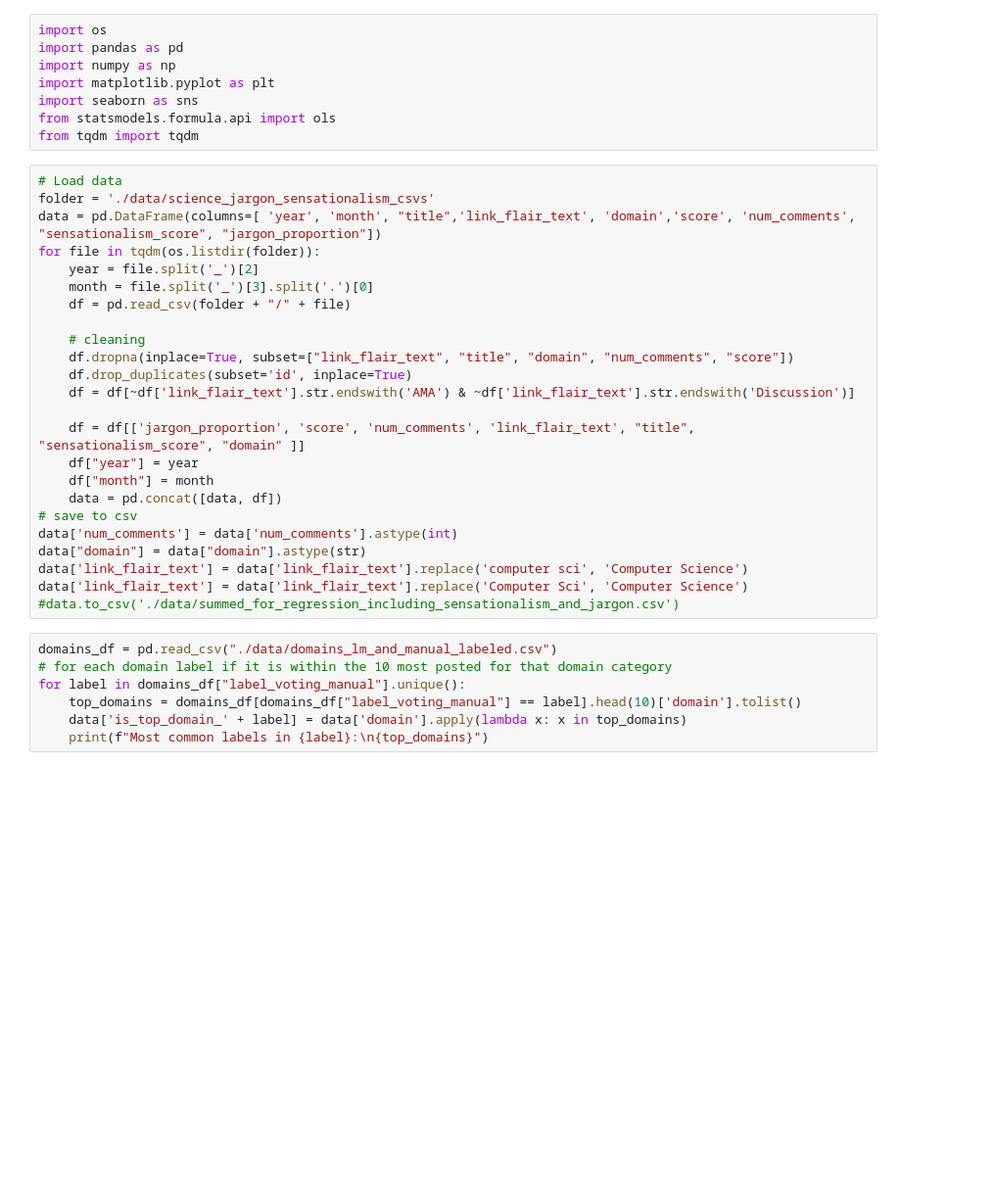
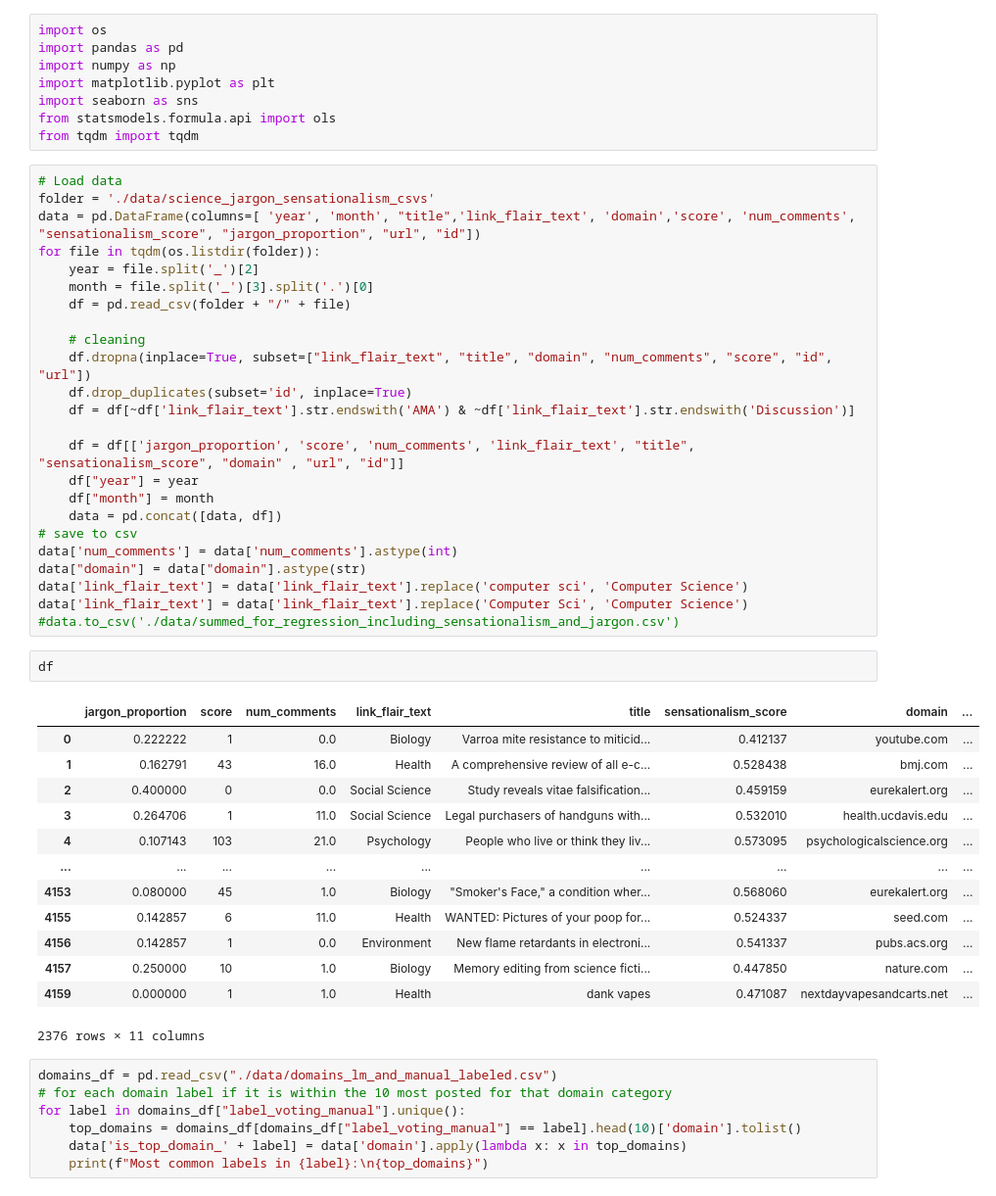
Before and after one commit to vetlewj/algorithmic-media, a Jupyter notebook: format_for_data_analysis.ipynb, the cells around one changed output. Shown at 98% size. Saved outputs shown, nothing was run; the diff lists cells and outputs as text; blank space fills up the shorter version.

```diff
--- a/format_for_data_analysis.ipynb
+++ b/format_for_data_analysis.ipynb
@@ -9,18 +9,18 @@ from tqdm import tqdm
 # %%
 # Load data
 folder = './data/science_jargon_sensationalism_csvs'
-data = pd.DataFrame(columns=[ 'year', 'month', "title",'link_flair_text', 'domain','score', 'num_comments',  "sensationalism_score", "jargon_proportion"])
+data = pd.DataFrame(columns=[ 'year', 'month', "title",'link_flair_text', 'domain','score', 'num_comments',  "sensationalism_score", "jargon_proportion", "url", "id"])
 for file in tqdm(os.listdir(folder)):
     year = file.split('_')[2]
     month = file.split('_')[3].split('.')[0]
     df = pd.read_csv(folder + "/" + file)
 
     # cleaning
-    df.dropna(inplace=True, subset=["link_flair_text", "title", "domain", "num_comments", "score"])
+    df.dropna(inplace=True, subset=["link_flair_text", "title", "domain", "num_comments", "score", "id", "url"])
     df.drop_duplicates(subset='id', inplace=True)
     df = df[~df['link_flair_text'].str.endswith('AMA') & ~df['link_flair_text'].str.endswith('Discussion')]
 
-    df = df[['jargon_proportion', 'score', 'num_comments', 'link_flair_text', "title", "sensationalism_score", "domain" ]]
+    df = df[['jargon_proportion', 'score', 'num_comments', 'link_flair_text', "title", "sensationalism_score", "domain" , "url", "id"]]
     df["year"] = year
     df["month"] = month
     data = pd.concat([data, df])
@@ -30,6 +30,22 @@ data["domain"] = data["domain"].astype(str)
 data['link_flair_text'] = data['link_flair_text'].replace('computer sci', 'Computer Science')
 data['link_flair_text'] = data['link_flair_text'].replace('Computer Sci', 'Computer Science')
 #data.to_csv('./data/summed_for_regression_including_sensationalism_and_jargon.csv')
+# %%
+df
+# %% [output]
+|  | jargon_proportion | score | num_comments | link_flair_text | title | sensationalism_score | domain | ... |
+| 0 | 0.222222 | 1 | 0.0 | Biology | Varroa mite resistance to miticid... | 0.412137 | youtube.com | ... |
+| 1 | 0.162791 | 43 | 16.0 | Health | A comprehensive review of all e-c... | 0.528438 | bmj.com | ... |
+| 2 | 0.400000 | 0 | 0.0 | Social Science | Study reveals vitae falsification... | 0.459159 | eurekalert.org | ... |
+| 3 | 0.264706 | 1 | 11.0 | Social Science | Legal purchasers of handguns with... | 0.532010 | health.ucdavis.edu | ... |
+| 4 | 0.107143 | 103 | 21.0 | Psychology | People who live or think they liv... | 0.573095 | psychologicalscience.org | ... |
+| ... | ... | ... | ... | ... | ... | ... | ... | ... |
+| 4153 | 0.080000 | 45 | 1.0 | Biology | "Smoker's Face," a condition wher... | 0.568060 | eurekalert.org | ... |
+| 4155 | 0.142857 | 6 | 11.0 | Health | WANTED: Pictures of your poop for... | 0.524337 | seed.com | ... |
+| 4156 | 0.142857 | 1 | 0.0 | Environment | New flame retardants in electroni... | 0.541337 | pubs.acs.org | ... |
+| 4157 | 0.250000 | 10 | 1.0 | Biology | Memory editing from science ficti... | 0.447850 | nature.com | ... |
+| 4159 | 0.000000 | 1 | 1.0 | Health | dank vapes | 0.471087 | nextdayvapesandcarts.net | ... |
+2376 rows × 11 columns
 # %%
 domains_df = pd.read_csv("./data/domains_lm_and_manual_labeled.csv")
 # for each domain label if it is within the 10 most posted for that domain category
```
Also changed, not shown: parts of 2 cells of this notebook.
